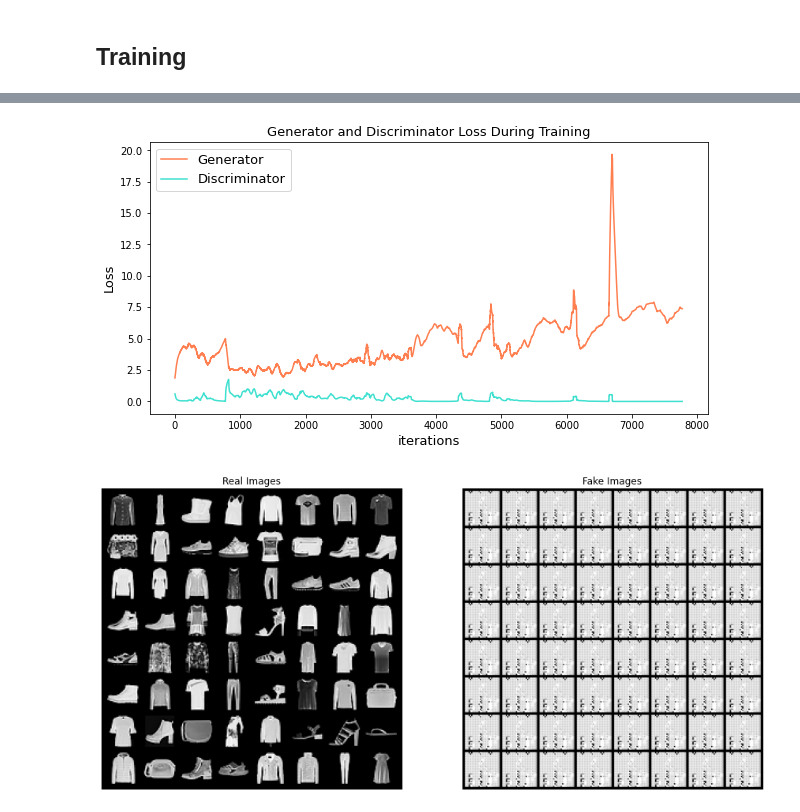
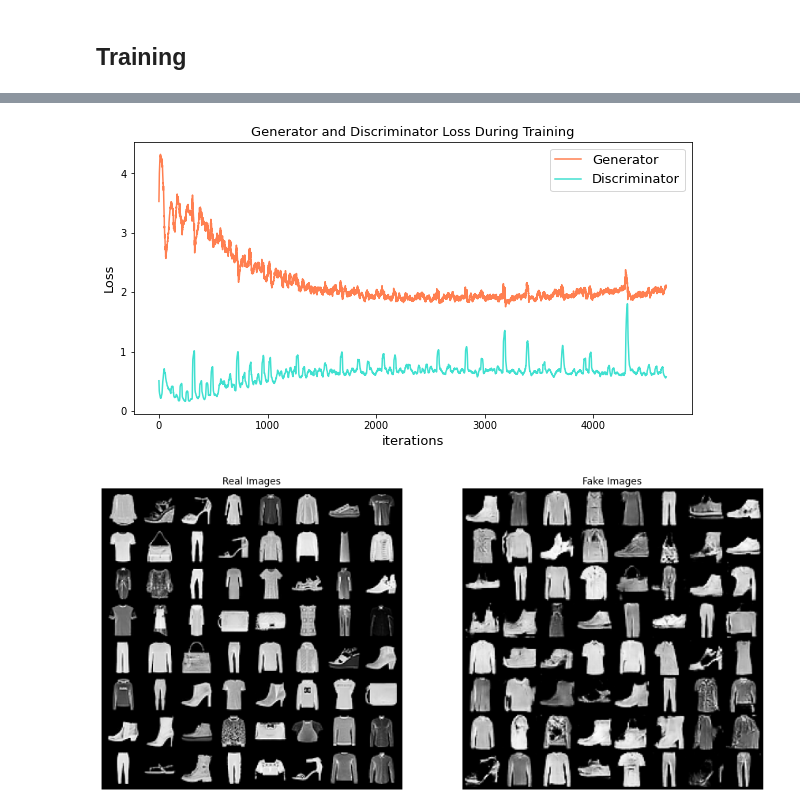
Before and after one commit to rossetl/NNDL, a Jupyter notebook: Homework 2/GAN-Rosset_Lorenzo.ipynb, the cells around one changed output, grey strips where cells are left out. Drawn from its saved outputs; the diff is of its cells as text; code cells hidden in the pictures.

```diff
--- a/Homework 2/GAN-Rosset_Lorenzo.ipynb
+++ b/Homework 2/GAN-Rosset_Lorenzo.ipynb
@@ -135,13 +98,34 @@ class Discriminator(nn.Module):
+# %%
+class Discriminator(nn.Module):
+    def __init__(self):
+        super(Discriminator, self).__init__()
+        self.main = nn.Sequential(
+            # input is (nc) x 28 x 28
+            nn.Conv2d(nc, ndf, kernel_size=4, stride=2, padding=1, bias=False),
+            nn.LeakyReLU(0.2, inplace=True),
+            # state size. (ndf) x 14 x 14
+            nn.Conv2d(ndf, ndf * 2, 4, 2, 1, bias=False),
+            nn.BatchNorm2d(ndf * 2),
+            nn.LeakyReLU(0.2, inplace=True),
+            # state size. (ndf*2) x 7 x 7
+            nn.Conv2d(ndf * 2, ndf * 4, 3, 2, 1, bias=False),
+            nn.BatchNorm2d(ndf * 4),
+            nn.LeakyReLU(0.2, inplace=True),
+            # state size. (ndf*4) x 4 x 4
+            nn.Conv2d(ndf * 4, 1, 4, 1, 0, bias=False),
+            nn.Sigmoid()
+        )
+
+    def forward(self, input):
+        return self.main(input)
 # %% [markdown]
 ## Initialization
 # %%
-latent_space_dim = 100
-
-netG = Generator(latent_space_dim=latent_space_dim, dropout=0.).to(DEVICE)
+netG = Generator().to(DEVICE)
 netG.apply(weights_init)
 print(netG)
 
-netD = Discriminator(dropout=0.).to(DEVICE)
+netD = Discriminator().to(DEVICE)
 netD.apply(weights_init)
 print(netD)
 # %% [output]
@@ -168,7 +152,7 @@ We will use the Binary Cross Entropy loss (BCELoss) function which is defined in
 loss_fn = nn.BCELoss()
 # Create batch of latent vectors that we will use to visualize
 #  the progression of the generator
-fixed_noise = torch.randn(64, latent_space_dim, device=DEVICE)
+fixed_noise = torch.randn(64, nz, 1, 1, device=DEVICE)
 
 real_label = 1.
 fake_label = 0.
@@ -182,7 +166,7 @@ optimizerG = optim.Adam(netG.parameters(), lr=lr, betas=(beta1, 0.999))
 # %% [markdown]
 ## Training
 # %%
-num_epochs = 20
+num_epochs = 10
 
 img_list = []
 G_losses = []
@@ -208,7 +192,7 @@ for epoch in range(num_epochs):
         D_x = output.mean().item()
 
         # Train with all-fake batch
-        noise = torch.randn(batch_size, latent_space_dim, device=DEVICE)
+        noise = torch.randn(batch_size, nz, 1, 1, device=DEVICE)
         fake = netG(noise)
         label.fill_(fake_label)
         output = netD(fake.detach()).view(-1)
@@ -268,5 +252,5 @@ for epoch in range(num_epochs):
 # %%
-N = 50
+N = 20
 plt.figure(figsize=(10,5))
 plt.title("Generator and Discriminator Loss During Training", size=13)
 plt.plot(np.convolve(G_losses, np.ones(N)/N, mode='valid'), c='coral',label="Generator")
@@ -276,4 +260,4 @@ plt.ylabel("Loss", size=13)
 plt.legend(fontsize=13)
 plt.show()
 # %% [output]
-[figure, old version]
+[figure, new version]
@@ -288,19 +264,19 @@ HTML(ani.to_jshtml())
 # %%
 # Grab a batch of real images from the dataloader
-real_batch = next(iter(val_dataloader))
+real_batch = next(iter(train_dataloader))
 
 # Plot the real images
 plt.figure(figsize=(15,15))
 plt.subplot(1,2,1)
 plt.axis("off")
 plt.title("Real Images")
 plt.imshow(np.transpose(vutils.make_grid(real_batch[0].to(DEVICE)[:64], padding=5, normalize=True).cpu(),(1,2,0)))
 
 # Plot the fake images from the last epoch
 plt.subplot(1,2,2)
 plt.axis("off")
 plt.title("Fake Images")
 plt.imshow(np.transpose(img_list[-1],(1,2,0)))
 plt.show()
 # %% [output]
-[figure, old version]
+[figure, new version]
```
Also changed, not shown: parts of 11 cells of this notebook.
